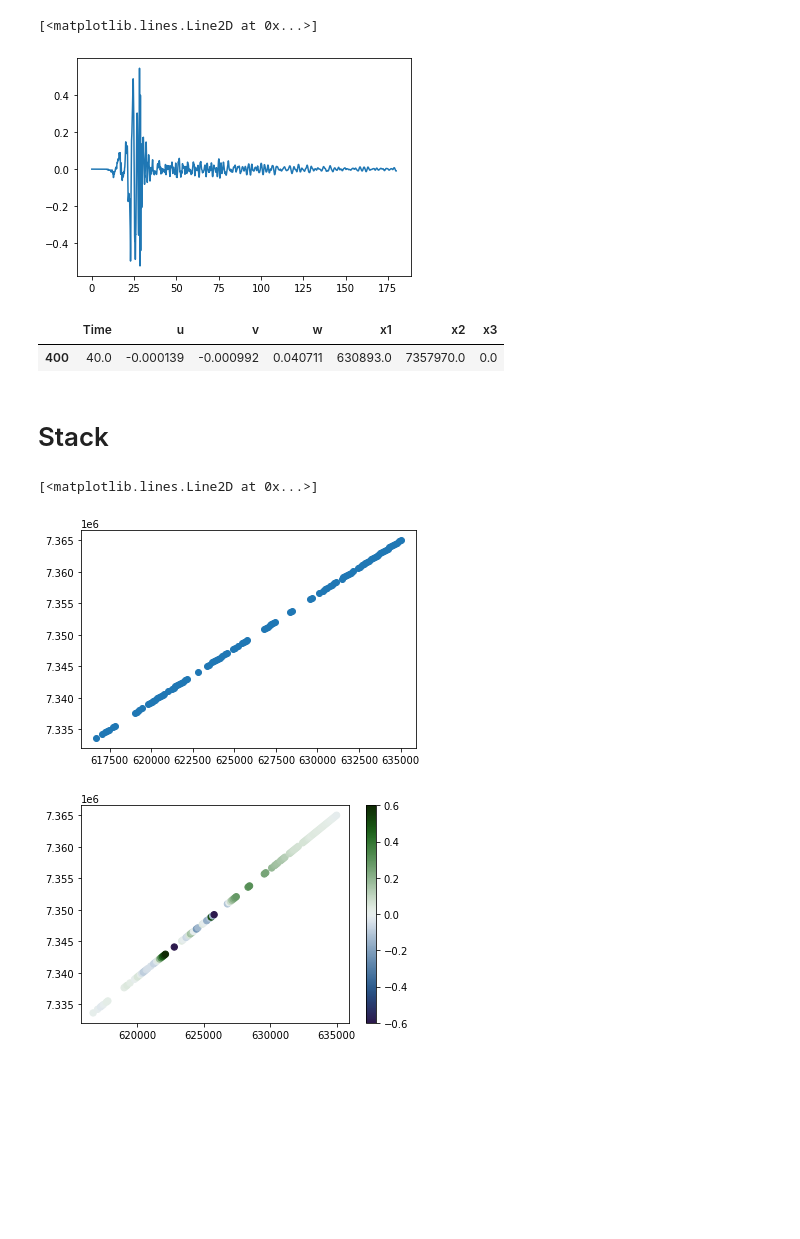
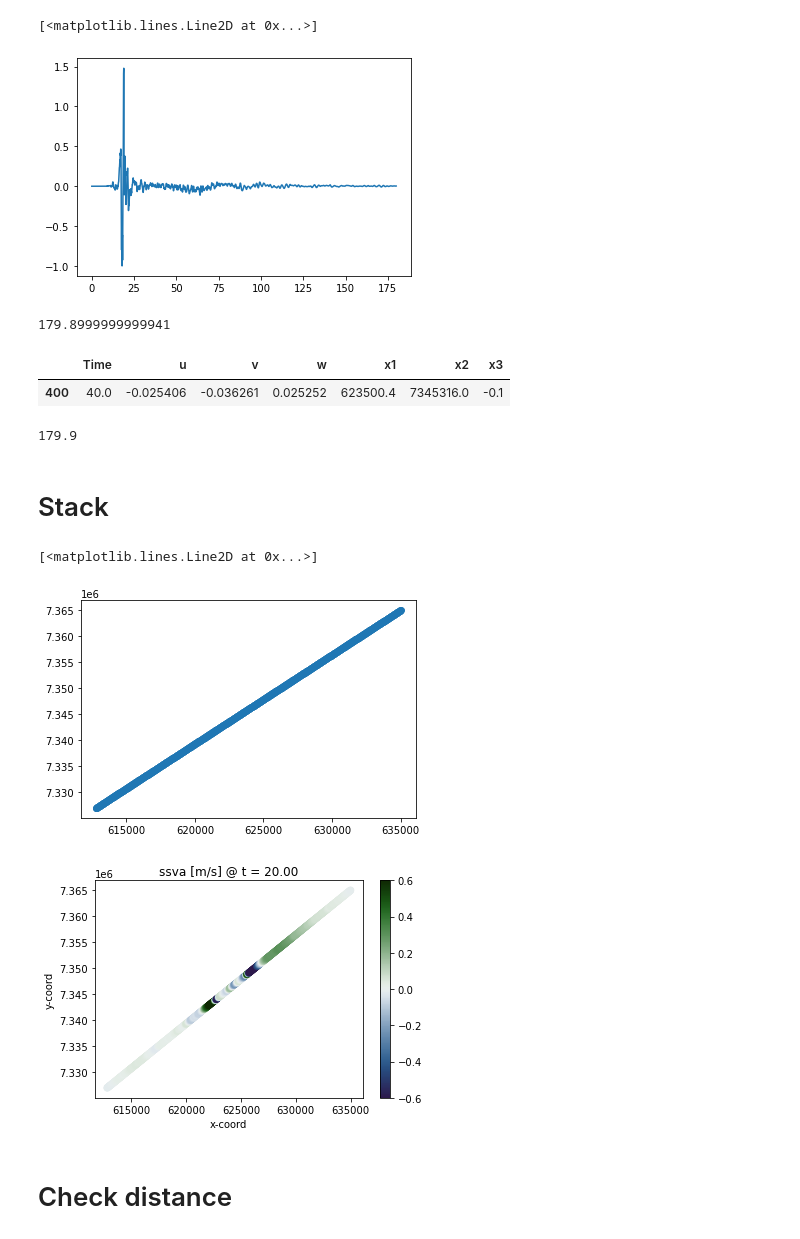
Before and after one commit to fabian-kutschera/Scripts4Processing, a Jupyter notebook: post_plotting/cross-section_from_receivers.ipynb, the cells around one changed output. Drawn from its saved outputs; the diff is of its cells as text; code cells hidden in the pictures; blank space fills up the shorter version.

Commit message:
add 2d surface plot at one specific time t

```diff
--- a/post_plotting/cross-section_from_receivers.ipynb
+++ b/post_plotting/cross-section_from_receivers.ipynb
@@ -6,10 +6,12 @@ import glob
 import os
 from cmcrameri import cm
 # %%
-directory = "/import/freenas-m-04-students/fkutschera/simulations/HFFZ_fullycp_o5_180s/"
+#directory = "/import/freenas-m-04-students/fkutschera/simulations/HFFZ_fullycp_o5_180s/"
+directory = "/import/freenas-m-04-students/fkutschera/simulations/HFFZ_fullycp_o5_180s_II/"
 #file = "HFFZ_fullycp-receiver-00039-00031.dat"
 #file = "HFFZ_fullycp-receiver-00116-00014.dat"
-file = "HFFZ_fullycp-receiver-00164-00011.dat"
+#file = "HFFZ_fullycp-receiver-00164-00011.dat"
+file = "HFFZ_full-receiver-00483-00008.dat"
 # %%
 column_names = ["Time","xx","yy","zz","xy","yz","xz","u","v","w"]
 # %%
@@ -44,18 +46,27 @@ df.head()
 plt.plot(df.Time,df.w)
 # %% [output]
 [<matplotlib.lines.Line2D at 0x...>]
-[figure, old version]
+[figure, new version]
+# %%
+max(df.Time)
+# %% [output]
+179.8999999999941
 # %%
 # need to adjust time due to floating point errors/ rounding
-df["Time"] = np.linspace(0, 179.9, 1800)
+time_length = 1800
+df["Time"] = np.linspace(0, 179.9, time_length)
 df.loc[df['Time'] == 40.0]
 # %% [output]
 |  | Time | u | v | w | x1 | x2 | x3 |
-| 400 | 40.0 | -0.000139 | -0.000992 | 0.040711 | 630893.0 | 7357970.0 | 0.0 |
+| 400 | 40.0 | -0.025406 | -0.036261 | 0.025252 | 623500.4 | 7345316.0 | -0.1 |
+# %%
+max(df.Time)
+# %% [output]
+179.9
 # %% [markdown]
 # Stack
 # %%
-files = glob.glob(os.path.join(directory, "HFFZ_fullycp-receiver*.dat"))
+files = glob.glob(os.path.join(directory, "HFFZ_full-receiver*.dat"))
 # %%
 for f in files:
     frame = pd.read_csv(f, skiprows=5, sep='\s+', names=column_names)
@@ -77,10 +88,13 @@ stack.sort_values(by="x1", inplace=True)
 plt.plot(stack.x1,stack.x2,'o')
 # %% [output]
 [<matplotlib.lines.Line2D at 0x...>]
-[figure, old version]
+[figure, new version]
 # %%
 sc = plt.scatter(stack.x1,stack.x2, c=stack.w, vmin=-0.6, vmax=0.6, s=40, cmap=cm.cork)
 plt.colorbar(sc)
+plt.xlabel("x-coord")
+plt.ylabel("y-coord")
+plt.title("ssva [m/s] @ t = {:.2f}".format(stack["Time"].iloc[0]))
 plt.show()
 # %% [output]
-[figure, old version]
+[figure, new version]
@@ -86,0 +110,2 @@ plt.show()
+# %% [markdown]
+# Check distance
```
Also changed, not shown: parts of 20 cells of this notebook, 2 other files.
